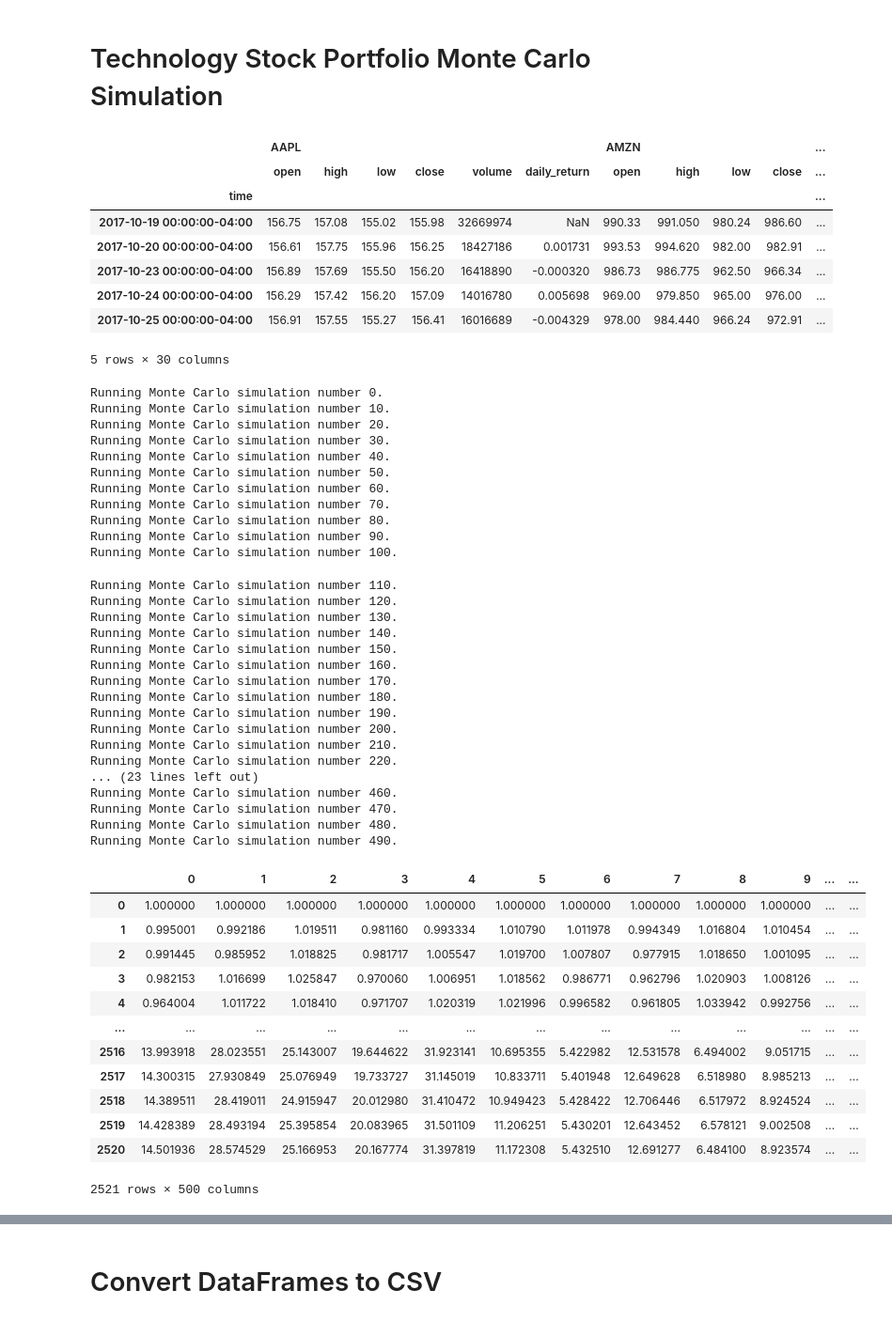
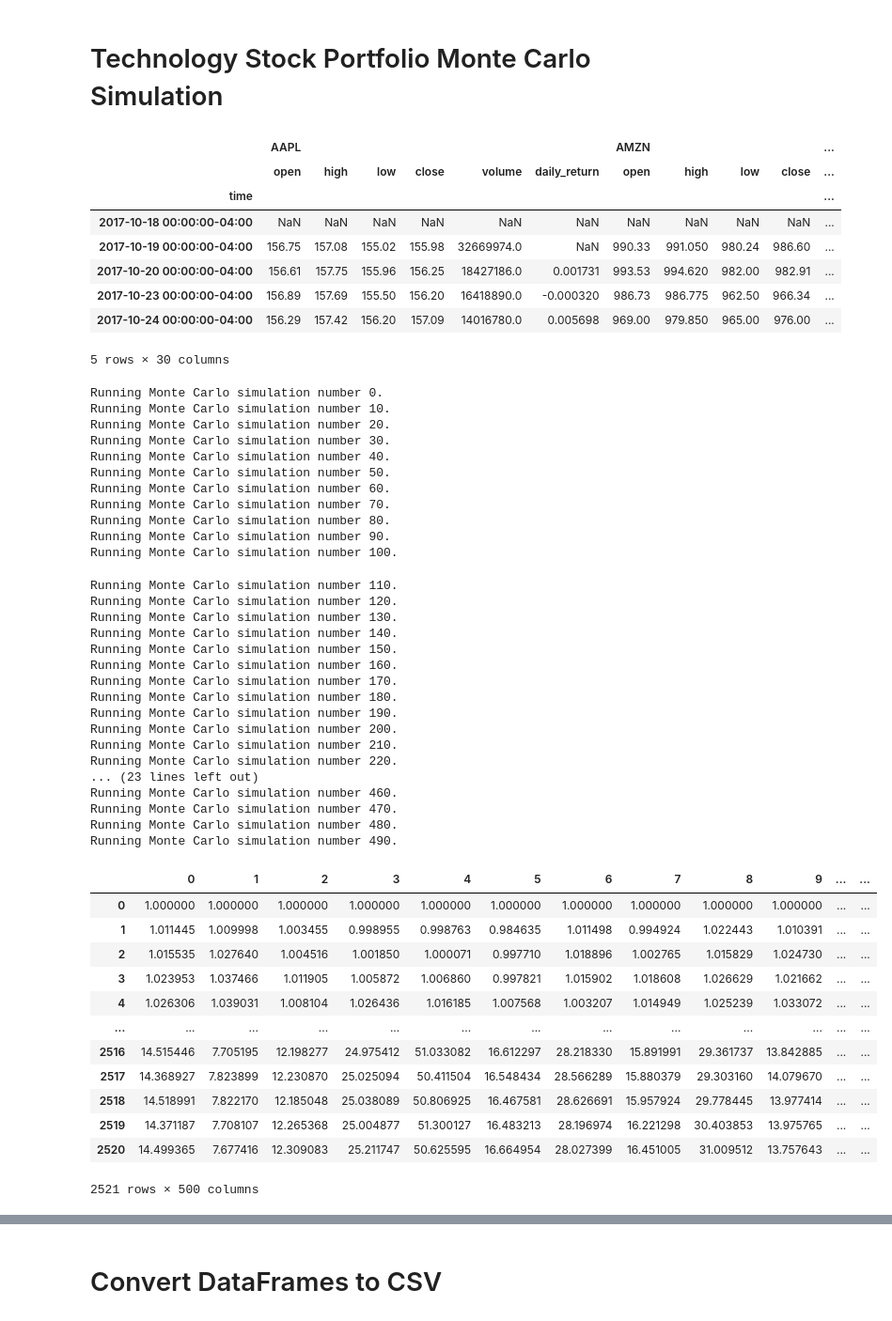
Before and after one commit to alexToenshoff/Group-Project-1, a Jupyter notebook: Project_1_comparative_analysis.ipynb, the cells around one changed output, grey strips where cells are left out. Shown: that part at 94% size. Drawn from its saved outputs; the diff is of its cells as text; code cells hidden in the pictures.

```diff
--- a/Project_1_comparative_analysis.ipynb
+++ b/Project_1_comparative_analysis.ipynb
@@ -544,8 +549,8 @@ There is a 95% chance that an initial investment of $20000 in the portfolio over
 # %% [markdown]
 # Technology Stock Portfolio Monte Carlo Simulation
 # %%
-# Configuring a Technology Stock Portfolio Monte Carlo simulation to forecast 30 years cumulative returns
-MC_thirty_year_faang = MCSimulation(
+# Configuring a Technology Stock Portfolio Monte Carlo simulation to forecast 10 years cumulative returns
+MC_ten_year_faang = MCSimulation(
     portfolio_data = faang_investments,
     weights = [1/5, 1/5, 1/5, 1/5, 1/5],
     num_simulation = 500,
@@ -553,61 +558,61 @@ MC_thirty_year_faang = MCSimulation(
 )
 # %%
 # Printing the simulation input data
-MC_thirty_year_faang.portfolio_data.head()
+MC_ten_year_faang.portfolio_data.head()
 # %% [output]
 |  | AAPL |  |  |  |  |  | AMZN |  |  |  | ... |
 |  | open | high | low | close | volume | daily_return | open | high | low | close | ... |
 | time |  |  |  |  |  |  |  |  |  |  | ... |
-| 2017-10-19 00:00:00-04:00 | 156.75 | 157.08 | 155.02 | 155.98 | 32669974 | NaN | 990.33 | 991.050 | 980.24 | 986.60 | ... |
-| 2017-10-20 00:00:00-04:00 | 156.61 | 157.75 | 155.96 | 156.25 | 18427186 | 0.001731 | 993.53 | 994.620 | 982.00 | 982.91 | ... |
-| 2017-10-23 00:00:00-04:00 | 156.89 | 157.69 | 155.50 | 156.20 | 16418890 | -0.000320 | 986.73 | 986.775 | 962.50 | 966.34 | ... |
-| 2017-10-24 00:00:00-04:00 | 156.29 | 157.42 | 156.20 | 157.09 | 14016780 | 0.005698 | 969.00 | 979.850 | 965.00 | 976.00 | ... |
-| 2017-10-25 00:00:00-04:00 | 156.91 | 157.55 | 155.27 | 156.41 | 16016689 | -0.004329 | 978.00 | 984.440 | 966.24 | 972.91 | ... |
+| 2017-10-18 00:00:00-04:00 | NaN | NaN | NaN | NaN | NaN | NaN | NaN | NaN | NaN | NaN | ... |
+| 2017-10-19 00:00:00-04:00 | 156.75 | 157.08 | 155.02 | 155.98 | 32669974.0 | NaN | 990.33 | 991.050 | 980.24 | 986.60 | ... |
+| 2017-10-20 00:00:00-04:00 | 156.61 | 157.75 | 155.96 | 156.25 | 18427186.0 | 0.001731 | 993.53 | 994.620 | 982.00 | 982.91 | ... |
+| 2017-10-23 00:00:00-04:00 | 156.89 | 157.69 | 155.50 | 156.20 | 16418890.0 | -0.000320 | 986.73 | 986.775 | 962.50 | 966.34 | ... |
+| 2017-10-24 00:00:00-04:00 | 156.29 | 157.42 | 156.20 | 157.09 | 14016780.0 | 0.005698 | 969.00 | 979.850 | 965.00 | 976.00 | ... |
 5 rows × 30 columns
 # %%
-# Running a Monte Carlo simulation to forecast 30 years cumulative returns
-MC_thirty_year_faang.calc_cumulative_return()
+# Running a Monte Carlo simulation to forecast 10 years cumulative returns
+MC_ten_year_faang.calc_cumulative_return()
 # %% [output]
 Running Monte Carlo simulation number 0.
 Running Monte Carlo simulation number 10.
 Running Monte Carlo simulation number 20.
 Running Monte Carlo simulation number 30.
 Running Monte Carlo simulation number 40.
 Running Monte Carlo simulation number 50.
 Running Monte Carlo simulation number 60.
 Running Monte Carlo simulation number 70.
 Running Monte Carlo simulation number 80.
 Running Monte Carlo simulation number 90.
 Running Monte Carlo simulation number 100.
 Running Monte Carlo simulation number 110.
 Running Monte Carlo simulation number 120.
 Running Monte Carlo simulation number 130.
 Running Monte Carlo simulation number 140.
 Running Monte Carlo simulation number 150.
 Running Monte Carlo simulation number 160.
 Running Monte Carlo simulation number 170.
 Running Monte Carlo simulation number 180.
 Running Monte Carlo simulation number 190.
 Running Monte Carlo simulation number 200.
 Running Monte Carlo simulation number 210.
 Running Monte Carlo simulation number 220.
 ... (23 lines left out)
 Running Monte Carlo simulation number 460.
 Running Monte Carlo simulation number 470.
 Running Monte Carlo simulation number 480.
 Running Monte Carlo simulation number 490.
 |  | 0 | 1 | 2 | 3 | 4 | 5 | 6 | 7 | 8 | 9 | ... | ... |
 | 0 | 1.000000 | 1.000000 | 1.000000 | 1.000000 | 1.000000 | 1.000000 | 1.000000 | 1.000000 | 1.000000 | 1.000000 | ... | ... |
-| 1 | 0.995001 | 0.992186 | 1.019511 | 0.981160 | 0.993334 | 1.010790 | 1.011978 | 0.994349 | 1.016804 | 1.010454 | ... | ... |
-| 2 | 0.991445 | 0.985952 | 1.018825 | 0.981717 | 1.005547 | 1.019700 | 1.007807 | 0.977915 | 1.018650 | 1.001095 | ... | ... |
-| 3 | 0.982153 | 1.016699 | 1.025847 | 0.970060 | 1.006951 | 1.018562 | 0.986771 | 0.962796 | 1.020903 | 1.008126 | ... | ... |
-| 4 | 0.964004 | 1.011722 | 1.018410 | 0.971707 | 1.020319 | 1.021996 | 0.996582 | 0.961805 | 1.033942 | 0.992756 | ... | ... |
+| 1 | 1.011445 | 1.009998 | 1.003455 | 0.998955 | 0.998763 | 0.984635 | 1.011498 | 0.994924 | 1.022443 | 1.010391 | ... | ... |
+| 2 | 1.015535 | 1.027640 | 1.004516 | 1.001850 | 1.000071 | 0.997710 | 1.018896 | 1.002765 | 1.015829 | 1.024730 | ... | ... |
+| 3 | 1.023953 | 1.037466 | 1.011905 | 1.005872 | 1.006860 | 0.997821 | 1.015902 | 1.018608 | 1.026629 | 1.021662 | ... | ... |
+| 4 | 1.026306 | 1.039031 | 1.008104 | 1.026436 | 1.016185 | 1.007568 | 1.003207 | 1.014949 | 1.025239 | 1.033072 | ... | ... |
 | ... | ... | ... | ... | ... | ... | ... | ... | ... | ... | ... | ... | ... |
-| 2516 | 13.993918 | 28.023551 | 25.143007 | 19.644622 | 31.923141 | 10.695355 | 5.422982 | 12.531578 | 6.494002 | 9.051715 | ... | ... |
-| 2517 | 14.300315 | 27.930849 | 25.076949 | 19.733727 | 31.145019 | 10.833711 | 5.401948 | 12.649628 | 6.518980 | 8.985213 | ... | ... |
-| 2518 | 14.389511 | 28.419011 | 24.915947 | 20.012980 | 31.410472 | 10.949423 | 5.428422 | 12.706446 | 6.517972 | 8.924524 | ... | ... |
-| 2519 | 14.428389 | 28.493194 | 25.395854 | 20.083965 | 31.501109 | 11.206251 | 5.430201 | 12.643452 | 6.578121 | 9.002508 | ... | ... |
-| 2520 | 14.501936 | 28.574529 | 25.166953 | 20.167774 | 31.397819 | 11.172308 | 5.432510 | 12.691277 | 6.484100 | 8.923574 | ... | ... |
+| 2516 | 14.515446 | 7.705195 | 12.198277 | 24.975412 | 51.033082 | 16.612297 | 28.218330 | 15.891991 | 29.361737 | 13.842885 | ... | ... |
+| 2517 | 14.368927 | 7.823899 | 12.230870 | 25.025094 | 50.411504 | 16.548434 | 28.566289 | 15.880379 | 29.303160 | 14.079670 | ... | ... |
+| 2518 | 14.518991 | 7.822170 | 12.185048 | 25.038089 | 50.806925 | 16.467581 | 28.626691 | 15.957924 | 29.778445 | 13.977414 | ... | ... |
+| 2519 | 14.371187 | 7.708107 | 12.265368 | 25.004877 | 51.300127 | 16.483213 | 28.196974 | 16.221298 | 30.403853 | 13.975765 | ... | ... |
+| 2520 | 14.499365 | 7.677416 | 12.309083 | 25.211747 | 50.625595 | 16.664954 | 28.027399 | 16.451005 | 31.009512 | 13.757643 | ... | ... |
 2521 rows × 500 columns
 # %%
 # Plot simulation outcomes
```
Also changed, not shown: parts of 21 cells of this notebook, 4 other files.
